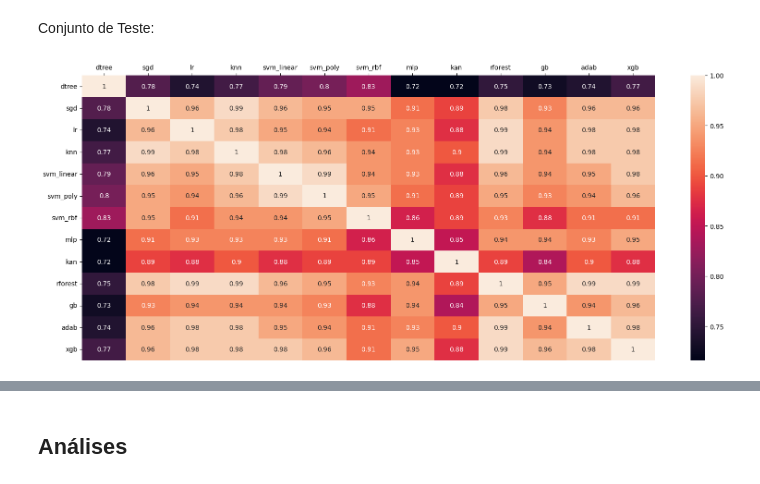
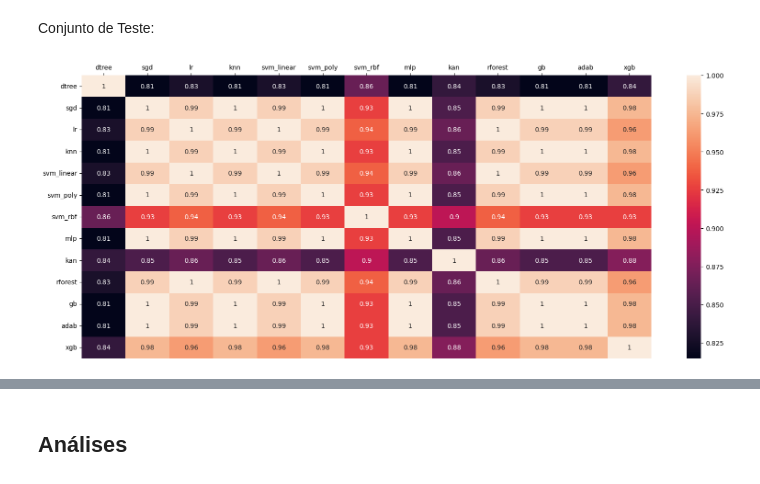
Before and after one commit to pedrobslima/proj-mtr, a Jupyter notebook: heart.ipynb, the cells around one changed output, grey strips where cells are left out. Saved outputs shown, nothing was run; the diff lists cells and outputs as text; code cells hidden in the pictures.

```diff
--- a/heart.ipynb
+++ b/heart.ipynb
@@ -1174,7 +1170,7 @@ regchain_corrls = pd.DataFrame(columns=model_names, index=model_names, dtype=flo
 
 for m in model_names:
     for n in model_names:
-        regchain_corrls.at[m,n] = np.mean((y_pred[m]==Xa_test['target'])==(y_pred[n]==Xa_test['target']))
+        regchain_corrls.at[m,n] = np.mean((y_pred[m]==ya_test_tgt)==(y_pred[n]==ya_test_tgt))
 
 plt.figure(figsize=(20,8))
 hm = sns.heatmap(regchain_corrls, annot=True)
@@ -1252,7 +1246,7 @@ size_preds = len(ya_test)
 
 for m in model_names:
     for n in model_names:
-        mor_corrls.at[m,n] = np.mean((y_pred[m]==Xa_train['target'])==(y_pred[n]==Xa_train['target']))
+        mor_corrls.at[m,n] = np.mean((y_pred[m]==ya_train_tgt)==(y_pred[n]==ya_train_tgt))
 
 plt.figure(figsize=(20,8))
 hm = sns.heatmap(mor_corrls, annot=True)
@@ -1301,7 +1298,7 @@ mor_corrls = pd.DataFrame(columns=model_names, index=model_names, dtype=float)
 
 for m in model_names:
     for n in model_names:
-        mor_corrls.at[m,n] = np.mean((y_pred[m]==Xa_test['target']) == (y_pred[n]==Xa_test['target']))
+        mor_corrls.at[m,n] = np.mean((y_pred[m]==ya_test_tgt) == (y_pred[n]==ya_test_tgt))
 
 plt.figure(figsize=(20,8))
 hm = sns.heatmap(mor_corrls, annot=True)
@@ -1421,7 +1416,7 @@ for m in model_names:
     y_pred1 = pd.Series(1 - np.round(ind_assessors[m].predict(Xa_train)), index=Xa_train.index)
     for n in model_names:
         y_pred2 = pd.Series(1 - np.round(ind_assessors[n].predict(Xa_train)), index=Xa_train.index)
-        indass_corrls.at[m,n] = np.mean((y_pred1==Xa_train['target']) == (y_pred2==Xa_train['target']))
+        indass_corrls.at[m,n] = np.mean((y_pred1==ya_train_tgt) == (y_pred2==ya_train_tgt))
 
 plt.figure(figsize=(20,8))
 hm = sns.heatmap(indass_corrls, annot=True)
@@ -1466,19 +1457,19 @@ Conjunto de Teste:
 # %%
 #y_pred = pd.DataFrame(columns=model_names)
 
 indass_corrls = pd.DataFrame(columns=model_names, index=model_names, dtype=float)
 
 for m in model_names:
     y_pred1 = pd.Series(1 - np.round(ind_assessors[m].predict(Xa_test)), index=Xa_test.index)
     for n in model_names:
         y_pred2 = pd.Series(1 - np.round(ind_assessors[n].predict(Xa_test)), index=Xa_test.index)
-        indass_corrls.at[m,n] = np.mean((y_pred1==Xa_test['target']) == (y_pred2==Xa_test['target']))
+        indass_corrls.at[m,n] = np.mean((y_pred1==ya_test_tgt) == (y_pred2==ya_test_tgt))
 
 plt.figure(figsize=(20,8))
 hm = sns.heatmap(indass_corrls, annot=True)
 hm.xaxis.tick_top()
 # %% [output]
-[figure, old version]
+[figure, new version]
 # %%
 indass_corrls_values = pd.Series(indass_corrls.values.reshape((169,)))
 indass_corrls_values.describe()
```
Also changed, not shown: parts of 41 cells of this notebook, 3 other files.
